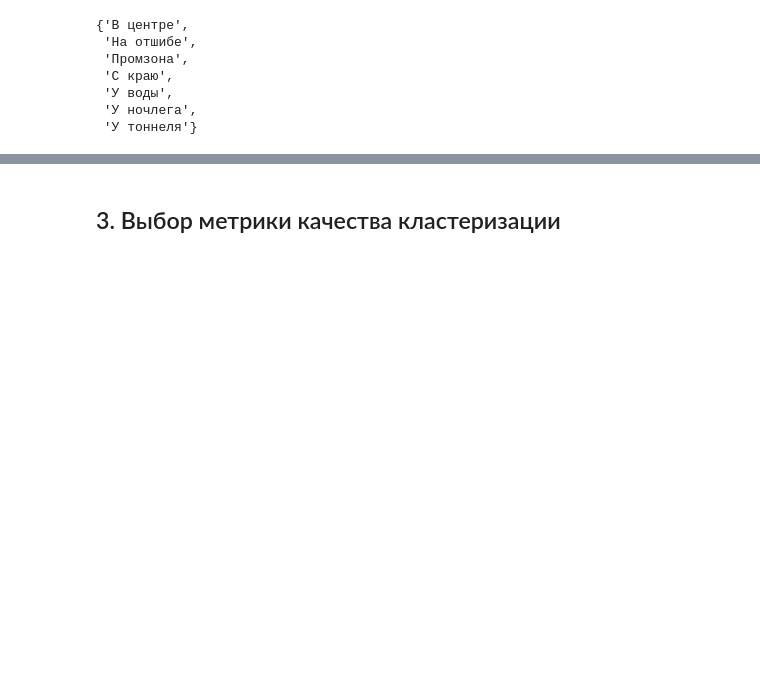
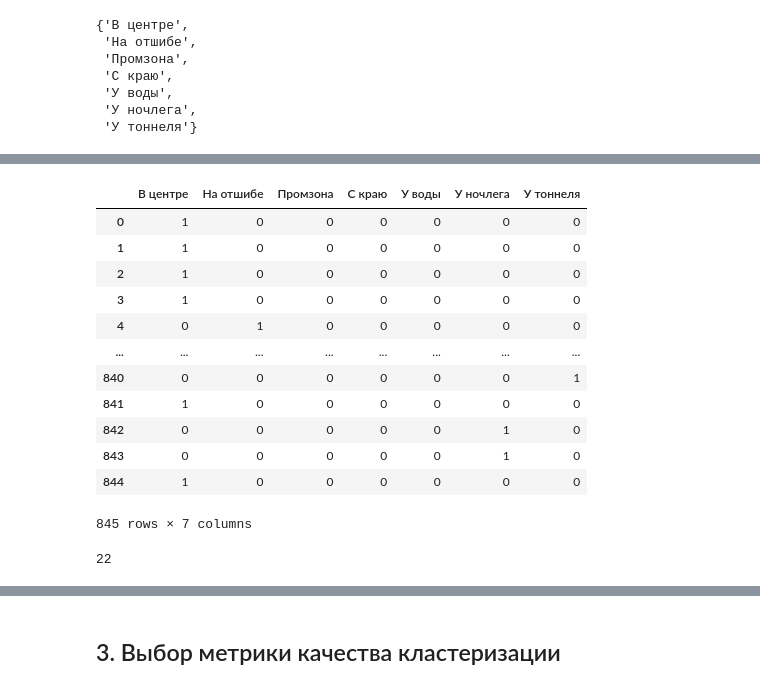
Before and after one commit to anafisa/GPN_2020, a Jupyter notebook: shop_clustering .ipynb, the cells around one changed output, grey strips where cells are left out. Saved outputs shown, nothing was run; the diff lists cells and outputs as text; code cells hidden in the pictures; blank space fills up the shorter version.

```diff
--- a/shop_clustering .ipynb
+++ b/shop_clustering .ipynb
@@ -343,0 +359,16 @@ data2
+# %%
+pd.get_dummies(shops["neighborhood"])
+# %% [output]
+|  | В центре | На отшибе | Промзона | С краю | У воды | У ночлега | У тоннеля |
+| 0 | 1 | 0 | 0 | 0 | 0 | 0 | 0 |
+| 1 | 1 | 0 | 0 | 0 | 0 | 0 | 0 |
+| 2 | 1 | 0 | 0 | 0 | 0 | 0 | 0 |
+| 3 | 1 | 0 | 0 | 0 | 0 | 0 | 0 |
+| 4 | 0 | 1 | 0 | 0 | 0 | 0 | 0 |
+| ... | ... | ... | ... | ... | ... | ... | ... |
+| 840 | 0 | 0 | 0 | 0 | 0 | 0 | 1 |
+| 841 | 1 | 0 | 0 | 0 | 0 | 0 | 0 |
+| 842 | 0 | 0 | 0 | 0 | 0 | 1 | 0 |
+| 843 | 0 | 0 | 0 | 0 | 0 | 1 | 0 |
+| 844 | 1 | 0 | 0 | 0 | 0 | 0 | 0 |
+845 rows × 7 columns
@@ -343,0 +377,4 @@ data2
+# %%
+len(data3.columns)
+# %% [output]
+22
```
Also changed, not shown: parts of 31 cells of this notebook.
